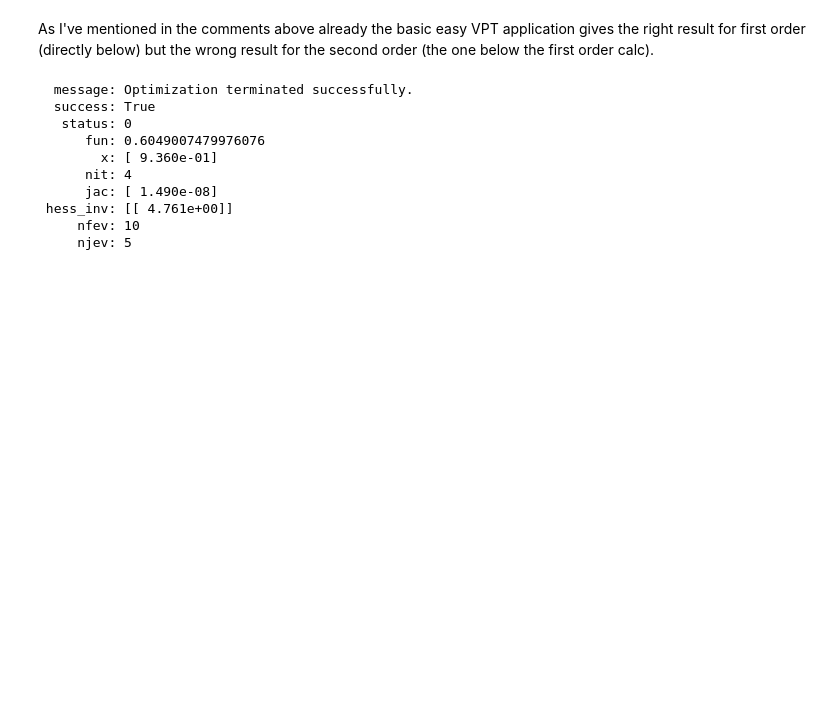
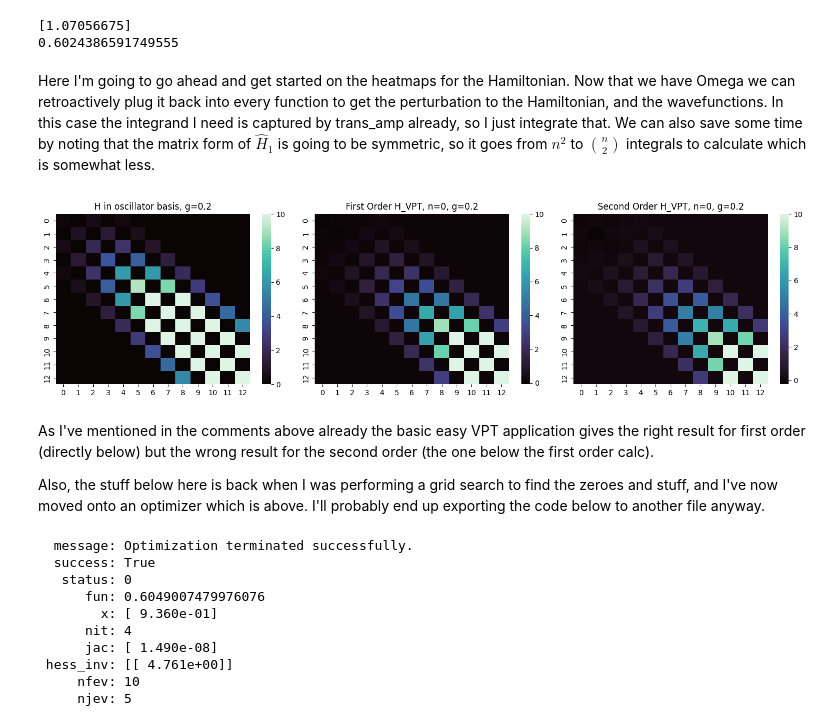
Before and after one commit to ihatebananas/Summer_Research, a Jupyter notebook: vpt.ipynb, the cells around one changed output. Drawn from its saved outputs; the diff is of its cells as text; code cells hidden in the pictures; blank space fills up the shorter version.

```diff
--- a/vpt.ipynb
+++ b/vpt.ipynb
@@ -90,0 +91,10 @@ def deriv_zeroes(xvec, yvec, k, precision):
+# %%
+sol = sp.optimize.minimize(first_derivative_so, x0=[1.0])
+
+print(sol.x)
+print(ground2(sol.x[0]))
+# %% [output]
+[1.07056675]
+0.6024386591749555
+# %% [markdown]
+Here I'm going to go ahead and get started on the heatmaps for the Hamiltonian. Now that we have Omega we can retroactively plug it back into every function to get the perturbation to the Hamiltonian, and the wavefunctions. In this case the integrand I need is captured by trans_amp already, so I just integrate that. We can also save some time by noting that the matrix form of $\hat{H}_1$ is going to be symmetric, so it goes from $n^2$ to $\binom{n}{2}$ integrals to calculate which is somewhat less.
@@ -91,2 +130,20 @@ def deriv_zeroes(xvec, yvec, k, precision):
+# %%
+fig = plt.figure(figsize=(15, 4))
+ax1 = fig.add_subplot(1, 3, 1)
+ax2 = fig.add_subplot(1, 3, 2)
+ax3 = fig.add_subplot(1, 3, 3)
+ax1.set_title('H in oscillator basis, g=0.2')
+ax2.set_title('First Order H_VPT, n=0, g=0.2')
+ax3.set_title('Second Order H_VPT, n=0, g=0.2')
+sns.heatmap(energy_matrix1, ax=ax1, vmax = 10, cmap='mako')
+sns.heatmap(energy_matrix2, ax=ax2, vmax = 10, cmap ='mako')
+sns.heatmap(energy_matrix3, ax=ax3, vmax = 10, cmap = 'mako')
+
+fig.tight_layout()
+plt.show()
+# %% [output]
+[figure, added]
 # %% [markdown]
 As I've mentioned in the comments above already the basic easy VPT application gives the right result for first order (directly below) but the wrong result for the second order (the one below the first order calc).
+
+Also, the stuff below here is back when I was performing a grid search to find the zeroes and stuff, and I've now moved onto an optimizer which is above. I'll probably end up exporting the code below to another file anyway.
```
Also changed, not shown: parts of 10 cells of this notebook.
